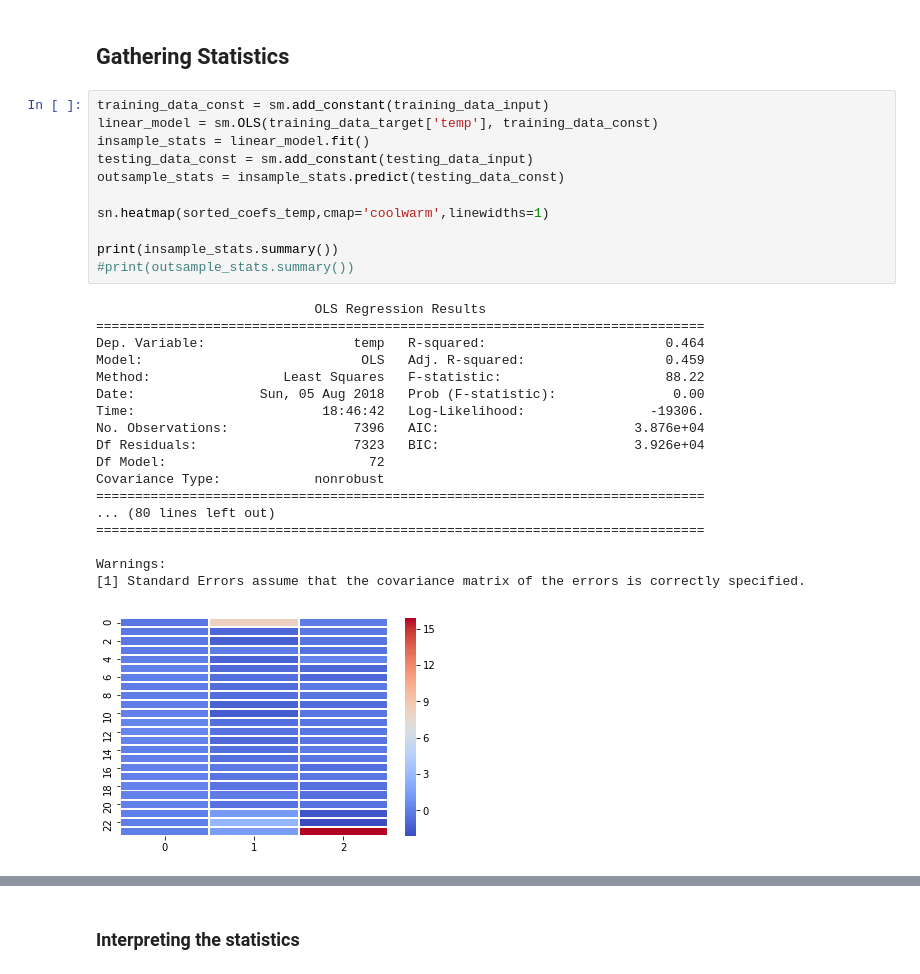
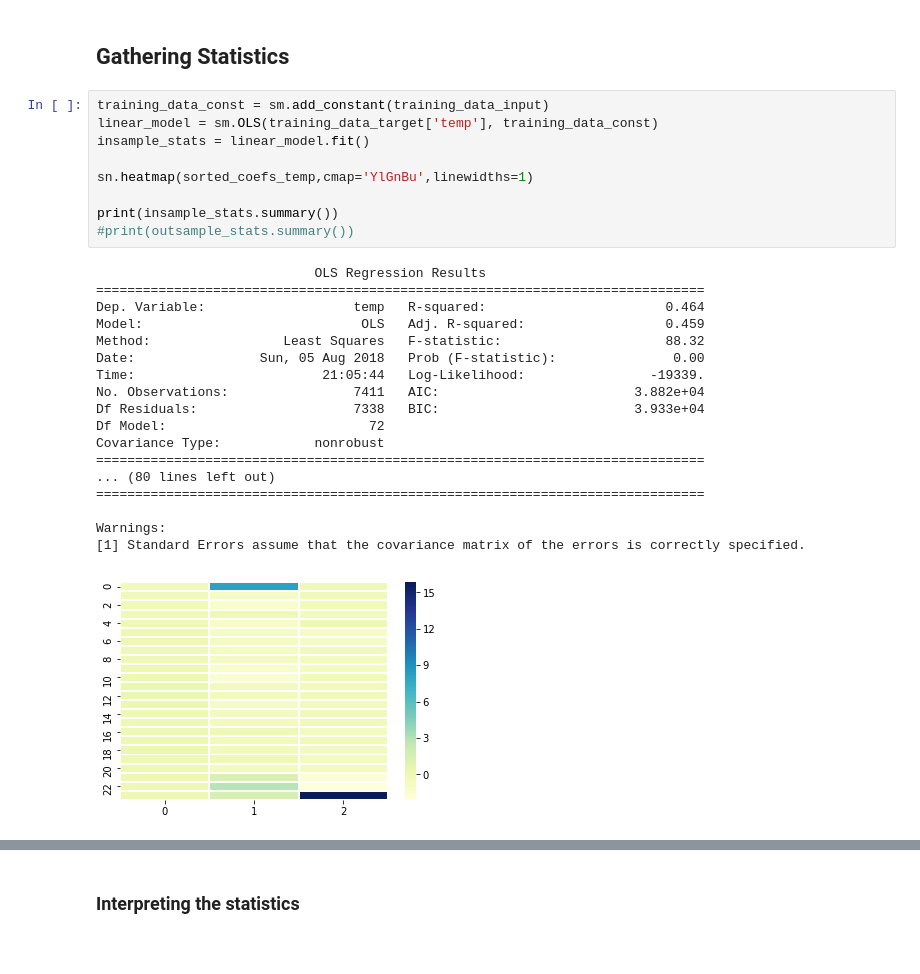
Before and after one commit to falklindner/weather, a Jupyter notebook: Predictor.ipynb, the cells around one changed output, grey strips where cells are left out. Drawn from its saved outputs; the diff is of its cells as text.

```diff
--- a/Predictor.ipynb
+++ b/Predictor.ipynb
@@ -164,30 +164,28 @@ testing_result  = pd.DataFrame(data={'temp' : regressor_temp.predict(testing_dat
 # %%
 training_data_const = sm.add_constant(training_data_input)
 linear_model = sm.OLS(training_data_target['temp'], training_data_const)
 insample_stats = linear_model.fit()
-testing_data_const = sm.add_constant(testing_data_input)
-outsample_stats = insample_stats.predict(testing_data_const)
 
-sn.heatmap(sorted_coefs_temp,cmap='coolwarm',linewidths=1)
+sn.heatmap(sorted_coefs_temp,cmap='YlGnBu',linewidths=1)
 
 print(insample_stats.summary())
 #print(outsample_stats.summary())
 # %% [output]
                             OLS Regression Results
 ==============================================================================
 Dep. Variable:                   temp   R-squared:                       0.464
 Model:                            OLS   Adj. R-squared:                  0.459
-Method:                 Least Squares   F-statistic:                     88.22
+Method:                 Least Squares   F-statistic:                     88.32
 Date:                Sun, 05 Aug 2018   Prob (F-statistic):               0.00
-Time:                        18:46:42   Log-Likelihood:                -19306.
-No. Observations:                7396   AIC:                         3.876e+04
-Df Residuals:                    7323   BIC:                         3.926e+04
+Time:                        21:05:44   Log-Likelihood:                -19339.
+No. Observations:                7411   AIC:                         3.882e+04
+Df Residuals:                    7338   BIC:                         3.933e+04
 Df Model:                          72
 Covariance Type:            nonrobust
 ==============================================================================
 ... (80 lines left out)
 ==============================================================================
 
 Warnings:
 [1] Standard Errors assume that the covariance matrix of the errors is correctly specified.
-[figure, old version]
+[figure, new version]
```
Also changed, not shown: parts of 41 cells of this notebook.
